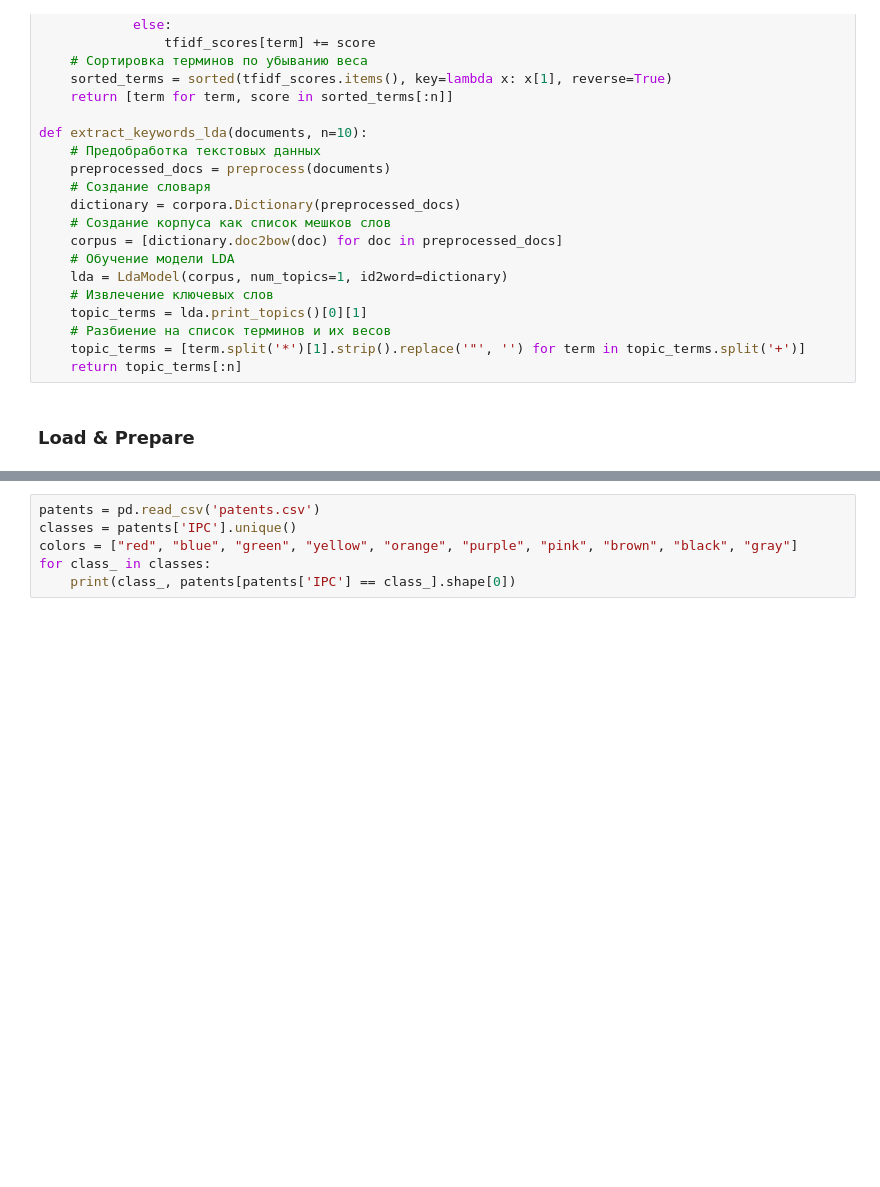
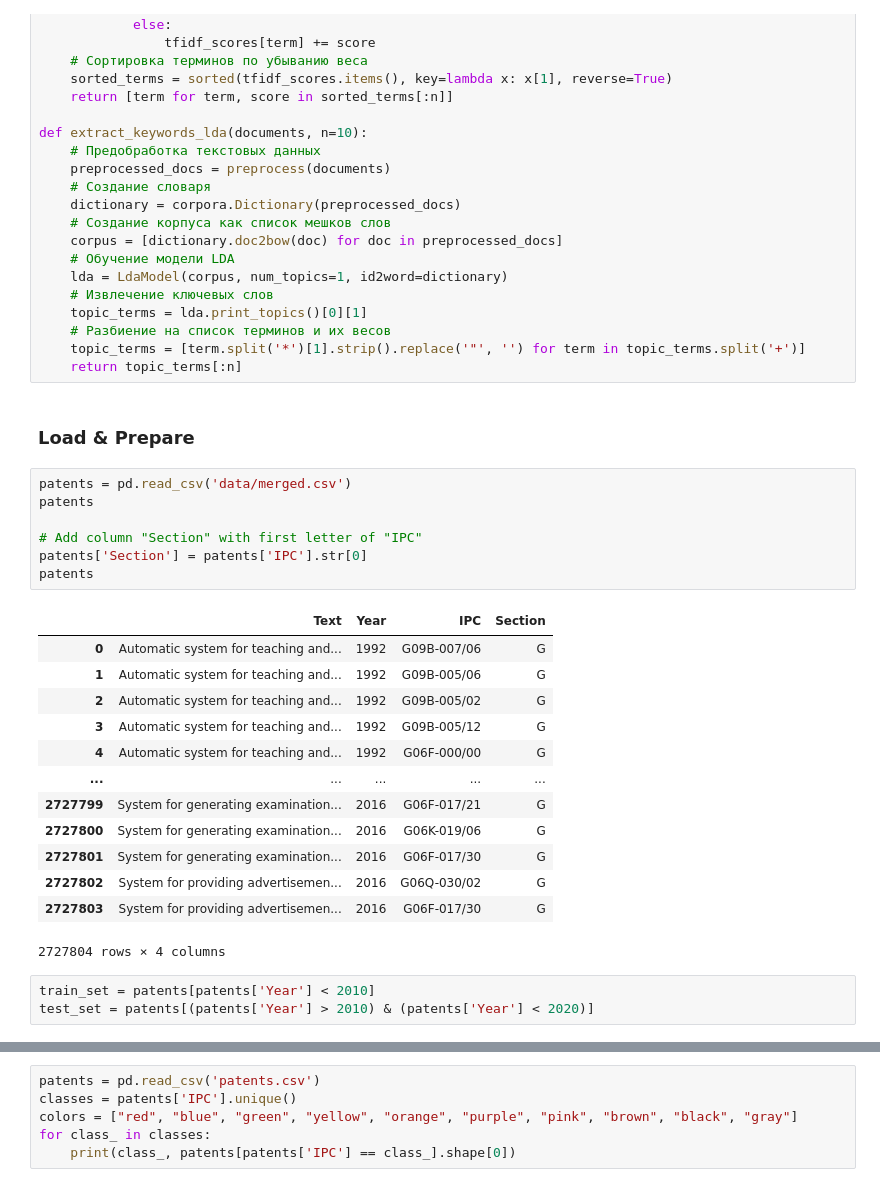
Before and after one commit to SilkSlime/patent_analysis, a Jupyter notebook: analysis.ipynb, the cells around one changed output, grey strips where cells are left out. Saved outputs shown, nothing was run; the diff lists cells and outputs as text; blank space fills up the shorter version.

```diff
--- a/analysis.ipynb
+++ b/analysis.ipynb
@@ -82,3 +87,27 @@ def extract_keywords_lda(documents, n=10):
     return topic_terms[:n]
 # %% [markdown]
 ### Load & Prepare
+# %%
+patents = pd.read_csv('data/merged.csv')
+patents
+
+# Add column "Section" with first letter of "IPC"
+patents['Section'] = patents['IPC'].str[0]
+patents
+# %% [output]
+|  | Text | Year | IPC | Section |
+| 0 | Automatic system for teaching and... | 1992 | G09B-007/06 | G |
+| 1 | Automatic system for teaching and... | 1992 | G09B-005/06 | G |
+| 2 | Automatic system for teaching and... | 1992 | G09B-005/02 | G |
+| 3 | Automatic system for teaching and... | 1992 | G09B-005/12 | G |
+| 4 | Automatic system for teaching and... | 1992 | G06F-000/00 | G |
+| ... | ... | ... | ... | ... |
+| 2727799 | System for generating examination... | 2016 | G06F-017/21 | G |
+| 2727800 | System for generating examination... | 2016 | G06K-019/06 | G |
+| 2727801 | System for generating examination... | 2016 | G06F-017/30 | G |
+| 2727802 | System for providing advertisemen... | 2016 | G06Q-030/02 | G |
+| 2727803 | System for providing advertisemen... | 2016 | G06F-017/30 | G |
+2727804 rows × 4 columns
+# %%
+train_set = patents[patents['Year'] < 2010]
+test_set = patents[(patents['Year'] > 2010) & (patents['Year'] < 2020)]
```
Also changed, not shown: parts of 15 cells of this notebook, 9 other files.
